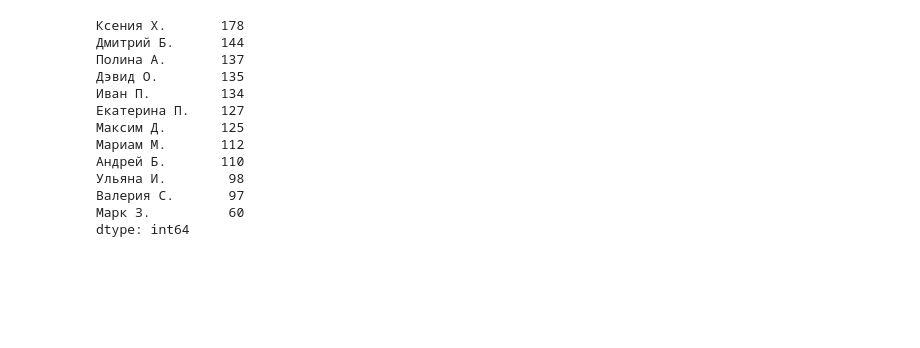
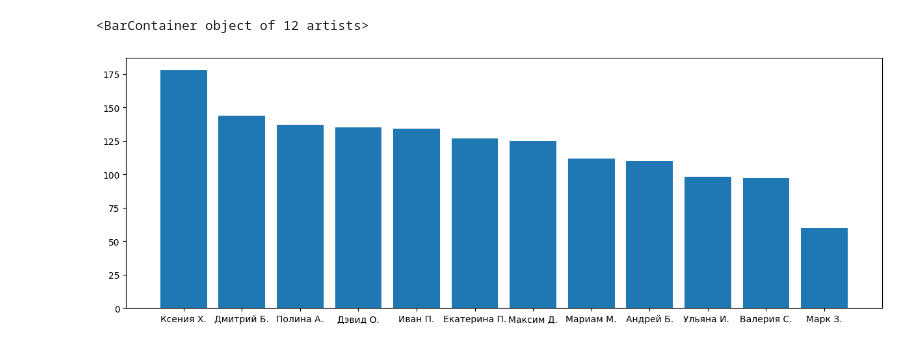
Before and after one commit to IvanUstenko/Spec_Mat_Analyzer, a Jupyter notebook: analyze.ipynb, the cells around one changed output. Drawn from its saved outputs; the diff is of its cells as text; code cells hidden in the pictures; blank space fills up the shorter version.

```diff
--- a/analyze.ipynb
+++ b/analyze.ipynb
@@ -11,17 +10,9 @@ df1 = df1.drop(columns=['Тема', 'Подтема', 'Процент поряд
-# %%
-total = an.total_problems(df1)
-total.sort_values(ascending=False)
-# %% [output]
-Ксения Х.       178
-Дмитрий Б.      144
-Полина А.       137
-Дэвид О.        135
-Иван П.         134
-Екатерина П.    127
-Максим Д.       125
-Мариам М.       112
-Андрей Б.       110
-Ульяна И.        98
-Валерия С.       97
-Марк З.          60
-dtype: int64
+# %%
+total = an.total_problems(df)
+total.sort_values(ascending=False)
+
+plt.figure(figsize=(15, 5))
+plt.bar(total.sort_values(ascending=False).index.tolist(), total.sort_values(ascending=False))
+# %% [output]
+<BarContainer object of 12 artists>
+[figure, added]
```
Also changed, not shown: parts of 10 cells of this notebook, 2 other files.
